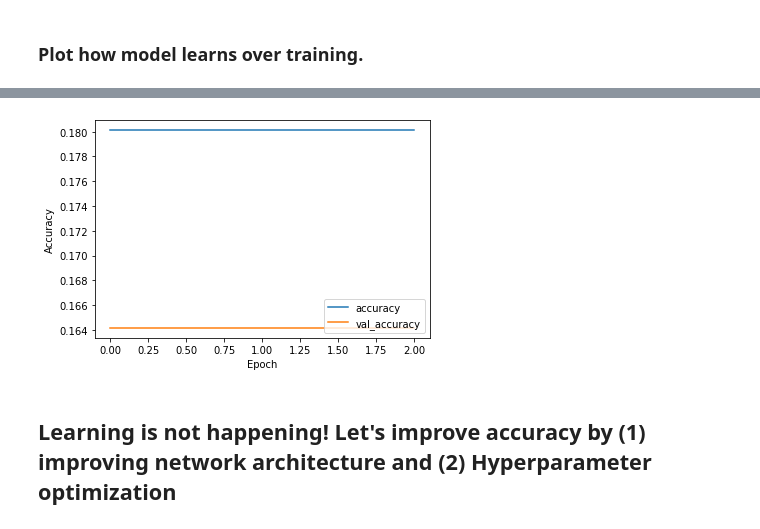
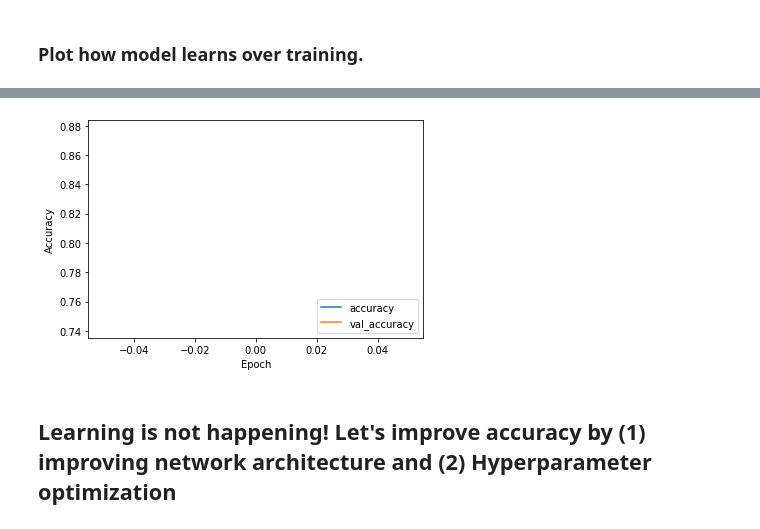
Before and after one commit to parksoy/DAMADAY2020_NASA, a Jupyter notebook: SoyoungAppendToVDP.ipynb, the cells around one changed output, grey strips where cells are left out. Cells and saved outputs as stored; diff of their text form; code cells hidden in the pictures.

```diff
--- a/SoyoungAppendToVDP.ipynb
+++ b/SoyoungAppendToVDP.ipynb
@@ -362,18 +348,22 @@ X_val, X_test, y_val, y_test=splitTrainValTestset(X,y,train_test_ratio,test_val_
 # %%
 # Put all pre-processing process into a single funtion
-
+#Soyoung should not use normalized X, but currently normalized X coming in and gets splitted.
 def preprocess_dataset(dataset):
     X,y, XmassSpec,nb_categories = getRawXy(dataset,listParams)
-    #Y=getOneHotEncodedY(y)
+    #Y=getOneHotEncodedY(y,nb_categories)
     #X=normalizeX(X) #when normalize, we should split first, and normalize each trainset, validation set, test set, and by batch individually. So we will normalize when we ingest the data into NN network.
 
     #X_val, X_test, Y_val, Y_test=splitTrainValTestset(X,Y,train_test_ratio,test_val_ratio)
     y=getLabelEncodedy(y)
-    X_train, X_val_and_test, y_train, y_val_and_test = train_test_split(X, y, test_size=train_test_ratio)
 
-    return X_train, X_val_and_test, y_train, y_val_and_test
+    #Y=encoder(y)
+    #X_train, X_val_and_test, y_train, y_val_and_test = train_test_split(X, y, test_size=train_test_ratio)
 
-X_train, X_val_and_test, y_train, y_val_and_test = preprocess_dataset(dataset)
+    X_train, X_val_and_test, Y_train, Y_val_and_test = train_test_split(X, y, test_size=train_test_ratio)
+
+    return X_train, X_val_and_test, Y_train, Y_val_and_test
+
+X_train, X_val_and_test, Y_train, Y_val_and_test = preprocess_dataset(dataset)
 # %% [output]
 XmassSpec.shape (26685, 1951)
 6
@@ -451,13 +468,20 @@ tf.__version__
 #Y_train: (21348, )
 n_spectrastep=X_train.shape[1]
 num_sensors=1
+output_classes=to_categorical(Y_train).shape[1]
 
-#Simplest 1 layer 1DCNN
-model = models.Sequential()
-model.add(Reshape((n_spectrastep, num_sensors), input_shape=(n_spectrastep,)))
-model.add(Conv1D(filters=64, kernel_size=3, activation='relu', \
-                 input_shape=(n_spectrastep,num_sensors))) #
-model.add(Dense(1, activation='relu'))
+def baseline_model(output_classes):
+    #Simplest 1 layer 1DCNN
+    model = models.Sequential()
+    model.add(Reshape((n_spectrastep, num_sensors), input_shape=(n_spectrastep,)))
+    model.add(Conv1D(filters=64, kernel_size=10, activation='relu')) #, input_shape=(n_spectrastep,num_sensors)
+    model.add(Conv1D(filters=64, kernel_size=10, activation='relu'))
+    model.add(Flatten())
+    model.add(Dense(100, input_dim=4, activation='relu'))
+    model.add(Dense(10, input_dim=4, activation='relu'))
+    model.add(Dense(output_classes,  activation='softmax'))
+    model.summary()
+    return model
 
-model.summary()
+model=baseline_model(output_classes)
 # %% [output]
@@ -514,9 +560,5 @@ def plot_history(history):
     plt.ylabel('Accuracy')
     plt.legend(loc='lower right')
 
-    test_loss, test_acc = model.evaluate(X_test, y_test, verbose=2)
-    print("test_acc",test_acc)
-
-
 plot_history(history)
 # %% [output]
@@ -525,4 +565,4 @@ test_acc 0.16972649097442627
-[figure, old version]
+[figure, new version]
 # %% [markdown]
 ## Learning is not happening! Let's improve accuracy by (1) improving network architecture and (2) Hyperparameter optimization
 # %% [markdown]
```
Also changed, not shown: parts of 25 cells of this notebook.
